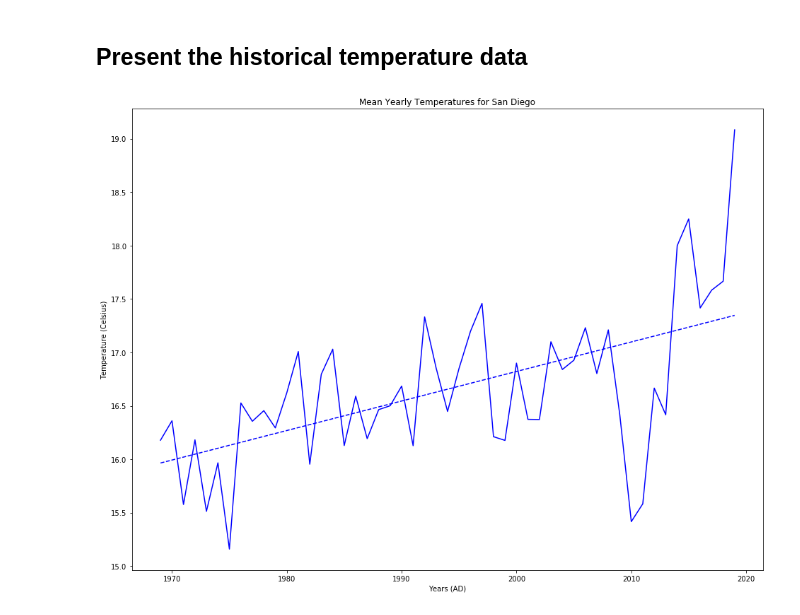
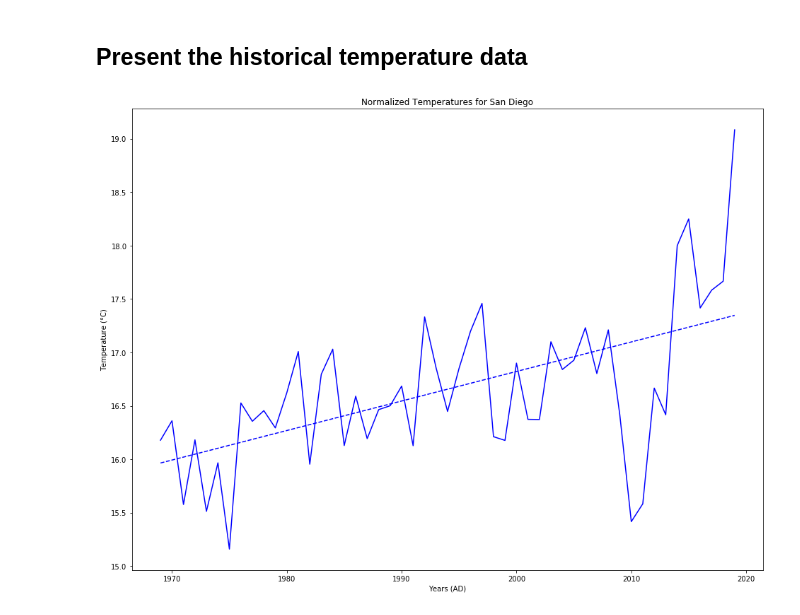
Before and after one commit to giantmagellan/sandiego-climate-analysis, a Jupyter notebook: Steve/San-Diego-temperature.ipynb, the cells around one changed output. Saved outputs shown, nothing was run; the diff lists cells and outputs as text; code cells hidden in the pictures.

```diff
--- a/Steve/San-Diego-temperature.ipynb
+++ b/Steve/San-Diego-temperature.ipynb
@@ -160,19 +160,19 @@ fit = slope * year_array + intercept
 # %%
 # plot the temperatures as a scatterplot
 plt.figure(num=0,figsize=(16, 12))
 plt.plot(year_array, temp_array, color="blue")
 
 # plot the linear
 plt.plot(year_array, fit, 'b--')
 
-plt.title("Mean Yearly Temperatures for San Diego")
+plt.title("Normalized Temperatures for San Diego")
 plt.xlabel("Years (AD)")
-plt.ylabel("Temperature (Celsius)")
+plt.ylabel("Temperature (°C)")
 
 # Save the Figure
-plt.savefig("images/Fig 1.png")
+plt.savefig("images/Normalized Temperatures for San Diego.png")
 # %% [output]
-[figure, old version]
+[figure, new version]
 # %%
 # export data
 df = pd.DataFrame({'Year': year_array, 'Mean Temp (C)': temp_array})
```
Also changed, not shown: parts of 10 cells of this notebook, 21 other files.
